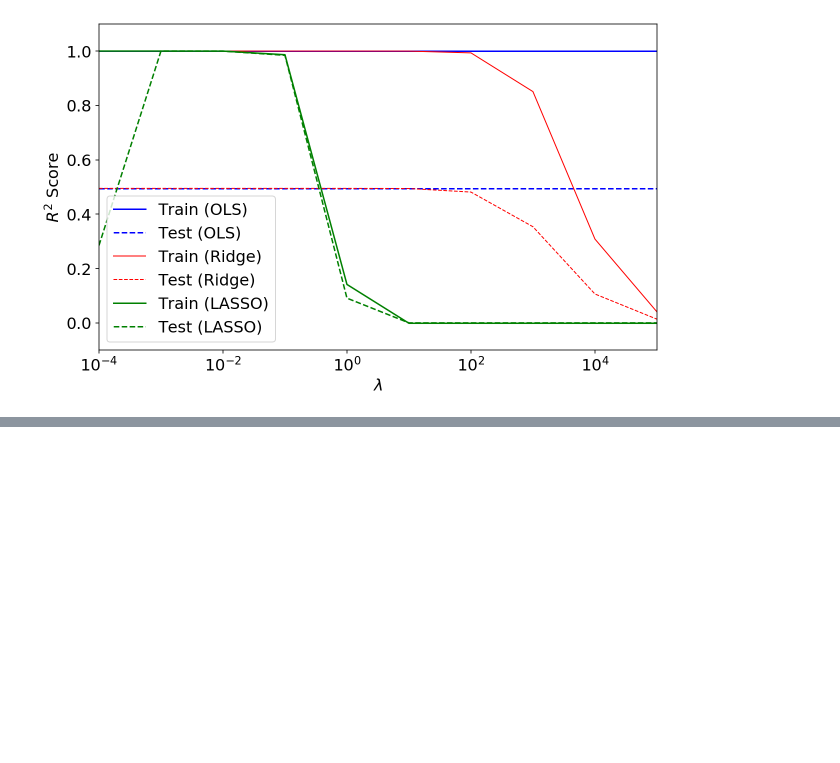
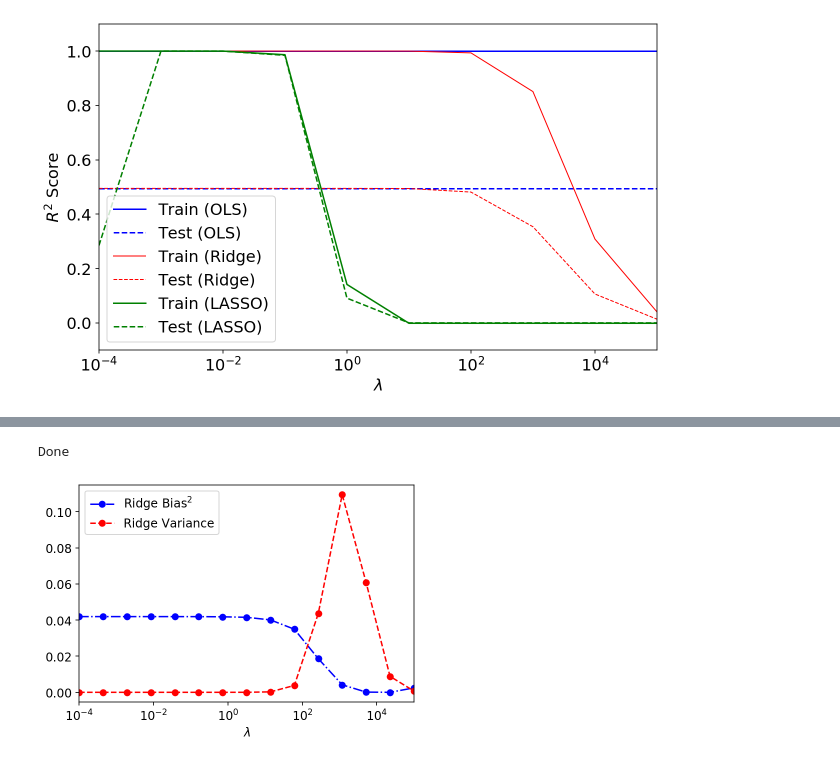
Before and after one commit to Anduron/FYS-STK4155-Project2, a Jupyter notebook: notebooks/linreg_ising.ipynb, the cells around one changed output, grey strips where cells are left out. Drawn from its saved outputs; the diff is of its cells as text; code cells hidden in the pictures; blank space fills up the shorter version.

```diff
--- a/notebooks/linreg_ising.ipynb
+++ b/notebooks/linreg_ising.ipynb
@@ -190,0 +207,68 @@ Var: 0.3646020433344788
+# %%
+L = 20                                 # system size
+N = 1200                               # number of points
+n_bootstraps = 15                      # number of bootstraps
+n_lmbdas = 20                          # number of regularization parameters
+lmbdas = np.logspace(-4, 5, n_lmbdas)  # regularization parameters
+
+# Initialize models
+ols = OLS(fit_intercept=False)
+ridge = Ridge(fit_intercept=False)
+lasso = Lasso(fit_intercept=False)
+
+# Generate and split data
+data, target = generate_1Ddata(L, N)
+# target = target + np.random.normal(0, 4.0, size=N)
+X_train, X_test, y_train, y_test = ols.split_data(data, target, 0.33)
+y_test = y_test.reshape(-1, 1)
+
+# OLS
+error_ols, bias_ols, variance_ols = bias_variance(ols, X_train, y_train, 20, .2)
+
+
+# Ridge & Lasso
+y_pred_ridge = np.empty((y_test.shape[0], n_bootstraps))
+y_pred_lasso = np.empty((y_test.shape[0], n_bootstraps))
+
+error_ridge = np.empty((lmbdas.shape[0]))
+bias_ridge = np.empty((lmbdas.shape[0]))
+variance_ridge = np.empty((lmbdas.shape[0]))
+
+error_lasso = np.empty((lmbdas.shape[0]))
+bias_lasso = np.empty((lmbdas.shape[0]))
+variance_lasso = np.empty((lmbdas.shape[0]))
+
+for i, lmbda in enumerate(lmbdas):
+    for j in range(n_bootstraps):
+        X_, y_ = resample(X_train, y_train)
+
+        ridge.set_penalty(lmbda)
+        ridge.fit(X_, y_)
+        y_pred_ridge[:, j] = ridge.predict(X_test).ravel()
+
+        lasso.set_penalty(lmbda)
+        lasso.fit(X_, y_)
+        y_pred_lasso[:, j] = lasso.predict(X_test).ravel()
+
+    error_ridge[i] = np.mean(np.mean((y_test - y_pred_ridge)**2, axis=1, keepdims=True))
+    bias_ridge[i] = np.mean(target - np.mean(y_pred_ridge, axis=1, keepdims=True))**2
+    variance_ridge[i] = np.mean(np.var(y_pred_ridge, axis=1, keepdims=True))
+
+    error_lasso[i] = np.mean(np.mean((y_test - y_pred_lasso)**2, axis=1, keepdims=True))
+    bias_lasso[i] = np.mean(target - np.mean(y_pred_lasso, axis=1, keepdims=True))**2
+    variance_lasso[i] = np.mean(np.var(y_pred_lasso, axis=1, keepdims=True))
+
+print("Done")
+# %% [output]
+Done
+# %%
+plt.semilogx(lmbdas, bias_ridge, 'b-.o', label='Ridge Bias$^2$')
+plt.semilogx(lmbdas, variance_ridge, 'r--o', label='Ridge Variance')
+#plt.semilogx(lmbdas, error_ridge, 'g', label='Ridge Error')
+
+plt.xlim([min(lmbdas), max(lmbdas)])
+plt.xlabel('$\lambda$')
+plt.legend(loc='best')
+plt.show()
+# %% [output]
+[figure, added]
```
Also changed, not shown: parts of 23 cells of this notebook, 1 other file.
